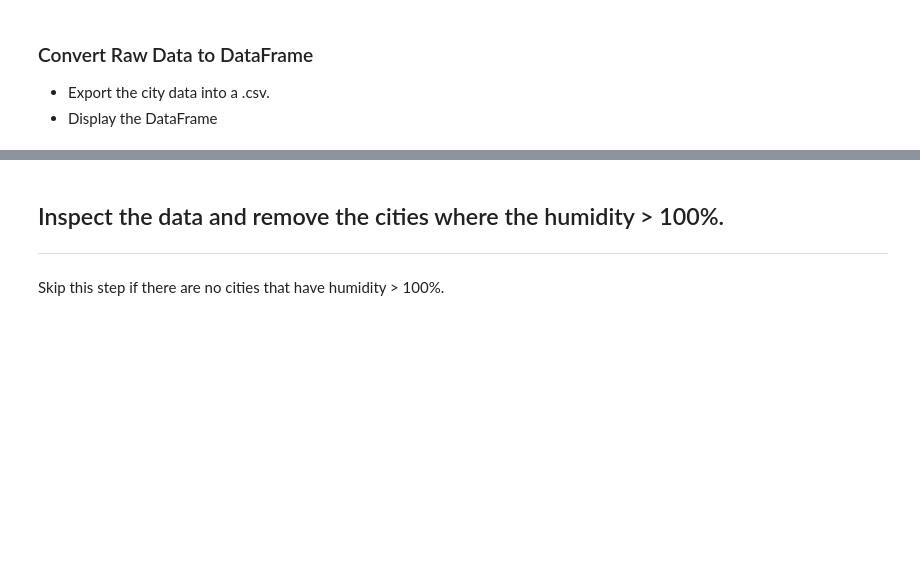
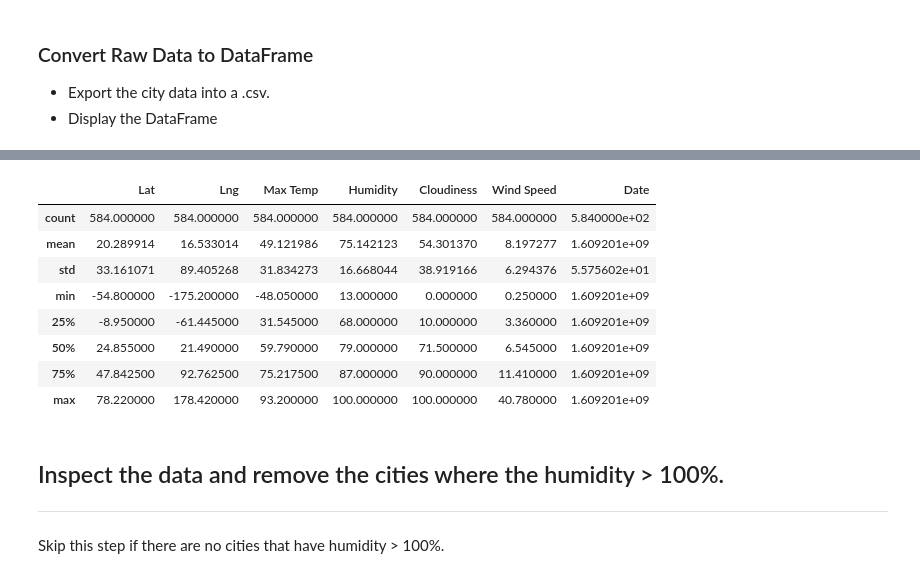
Before and after one commit to RH-cmd/python-api-challenge, a Jupyter notebook: WeatherPy/WeatherPy.ipynb, the cells around one changed output, grey strips where cells are left out. Saved outputs shown, nothing was run; the diff lists cells and outputs as text; code cells hidden in the pictures; blank space fills up the shorter version.

Commit message:
Exported output data and csv file

```diff
--- a/WeatherPy/WeatherPy.ipynb
+++ b/WeatherPy/WeatherPy.ipynb
@@ -167,0 +130,19 @@ Data Retrieval Complete
+# %%
+#Create a dictionary to name our columns and hold the results from the API call
+weather_data = {"City": city_name,
+               "Lat": lat_list,
+               "Lng": long_list,
+               "Max Temp": max_temp,
+               "Humidity": humidity,
+               "Cloudiness": cloudiness,
+               "Wind Speed": wind_speed,
+               "Country": country_name,
+               "Date": date}
+
+#Create a dataframe with the results from the dictionary
+weather_df = pd.DataFrame(weather_data)
+
+#Export the data into a CSV
+weather_df.to_csv(output_data_file)
+
+weather_df.head()
@@ -168,3 +156,16 @@ Data Retrieval Complete
+# %%
+#Collect a summary of all numeric data
+weather_df.describe()
+# %% [output]
+|  | Lat | Lng | Max Temp | Humidity | Cloudiness | Wind Speed | Date |
+| count | 584.000000 | 584.000000 | 584.000000 | 584.000000 | 584.000000 | 584.000000 | 5.840000e+02 |
+| mean | 20.289914 | 16.533014 | 49.121986 | 75.142123 | 54.301370 | 8.197277 | 1.609201e+09 |
+| std | 33.161071 | 89.405268 | 31.834273 | 16.668044 | 38.919166 | 6.294376 | 5.575602e+01 |
+| min | -54.800000 | -175.200000 | -48.050000 | 13.000000 | 0.000000 | 0.250000 | 1.609201e+09 |
+| 25% | -8.950000 | -61.445000 | 31.545000 | 68.000000 | 10.000000 | 3.360000 | 1.609201e+09 |
+| 50% | 24.855000 | 21.490000 | 59.790000 | 79.000000 | 71.500000 | 6.545000 | 1.609201e+09 |
+| 75% | 47.842500 | 92.762500 | 75.217500 | 87.000000 | 90.000000 | 11.410000 | 1.609201e+09 |
+| max | 78.220000 | 178.420000 | 93.200000 | 100.000000 | 100.000000 | 40.780000 | 1.609201e+09 |
 # %% [markdown]
 ## Inspect the data and remove the cities where the humidity > 100%.
 ----
```
Also changed, not shown: parts of 6 cells of this notebook, 1 other file.
